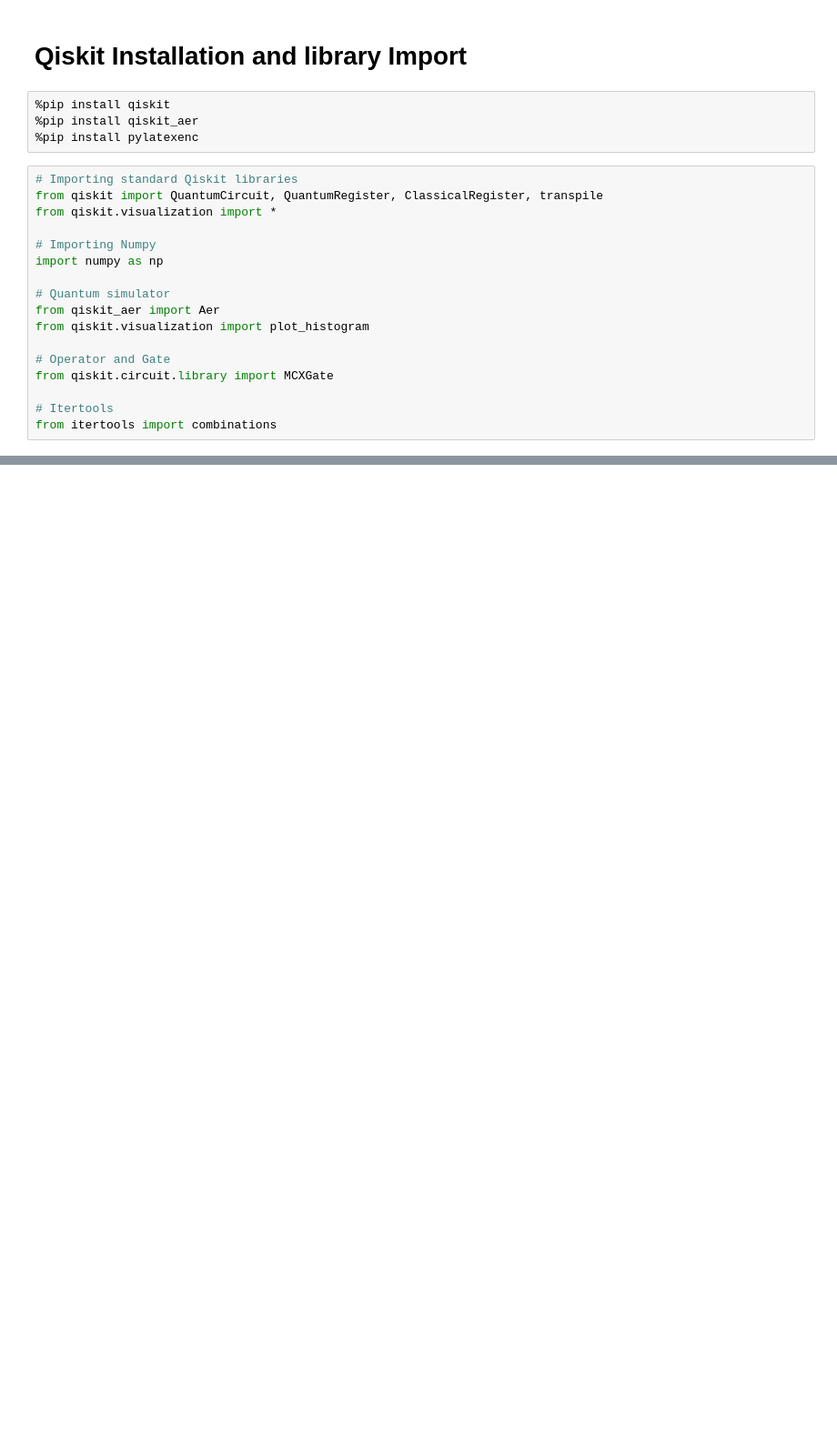
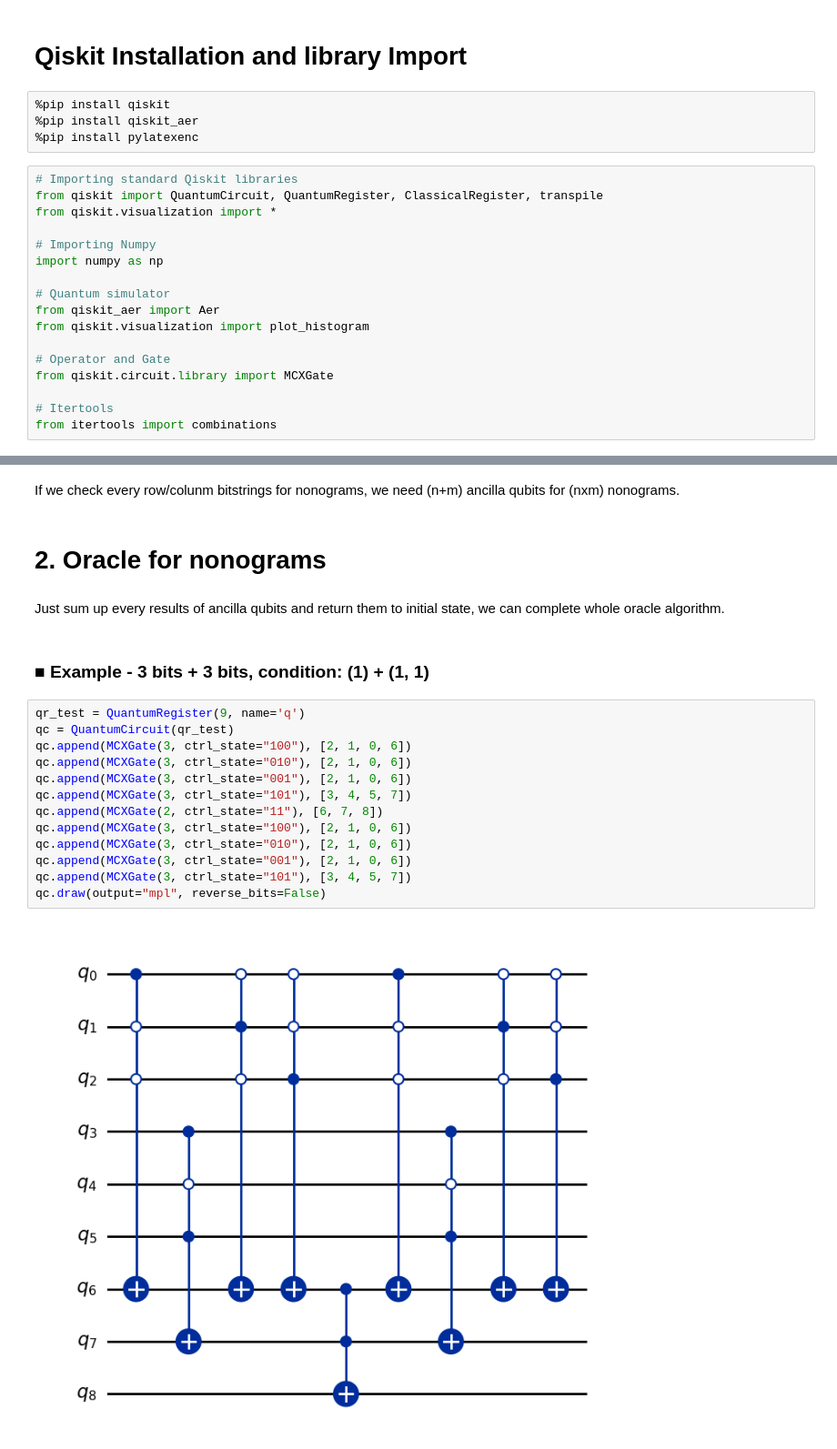
Before and after one commit to ypooh2042/Grover-algorithm-for-nonogram, a Jupyter notebook: grover_nonogram.ipynb, the cells around one changed output, grey strips where cells are left out. Shown at 91% size. Saved outputs shown, nothing was run; the diff lists cells and outputs as text; blank space fills up the shorter version.

```diff
--- a/grover_nonogram.ipynb
+++ b/grover_nonogram.ipynb
@@ -79,0 +75,23 @@ qc_test.draw(output="mpl", reverse_bits=True)
+# %% [markdown]
+If we check every row/colunm bitstrings for nonograms, we need (n+m) ancilla qubits for (nxm) nonograms.
+# %% [markdown]
+# 2. Oracle for nonograms
+# %% [markdown]
+Just sum up every results of ancilla qubits and return them to initial state, we can complete whole oracle algorithm.
+# %% [markdown]
+### ■ Example - 3 bits + 3 bits, condition: (1) + (1, 1)
+# %%
+qr_test = QuantumRegister(9, name='q')
+qc = QuantumCircuit(qr_test)
+qc.append(MCXGate(3, ctrl_state="100"), [2, 1, 0, 6])
+qc.append(MCXGate(3, ctrl_state="010"), [2, 1, 0, 6])
+qc.append(MCXGate(3, ctrl_state="001"), [2, 1, 0, 6])
+qc.append(MCXGate(3, ctrl_state="101"), [3, 4, 5, 7])
+qc.append(MCXGate(2, ctrl_state="11"), [6, 7, 8])
+qc.append(MCXGate(3, ctrl_state="100"), [2, 1, 0, 6])
+qc.append(MCXGate(3, ctrl_state="010"), [2, 1, 0, 6])
+qc.append(MCXGate(3, ctrl_state="001"), [2, 1, 0, 6])
+qc.append(MCXGate(3, ctrl_state="101"), [3, 4, 5, 7])
+qc.draw(output="mpl", reverse_bits=False)
+# %% [output]
+[figure, added]
```
Also changed, not shown: parts of 21 cells of this notebook.
